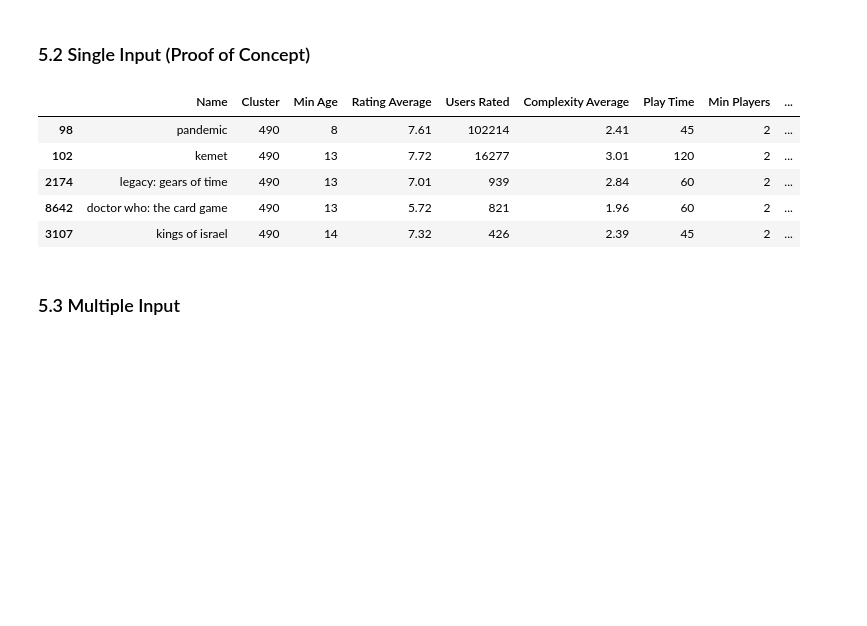
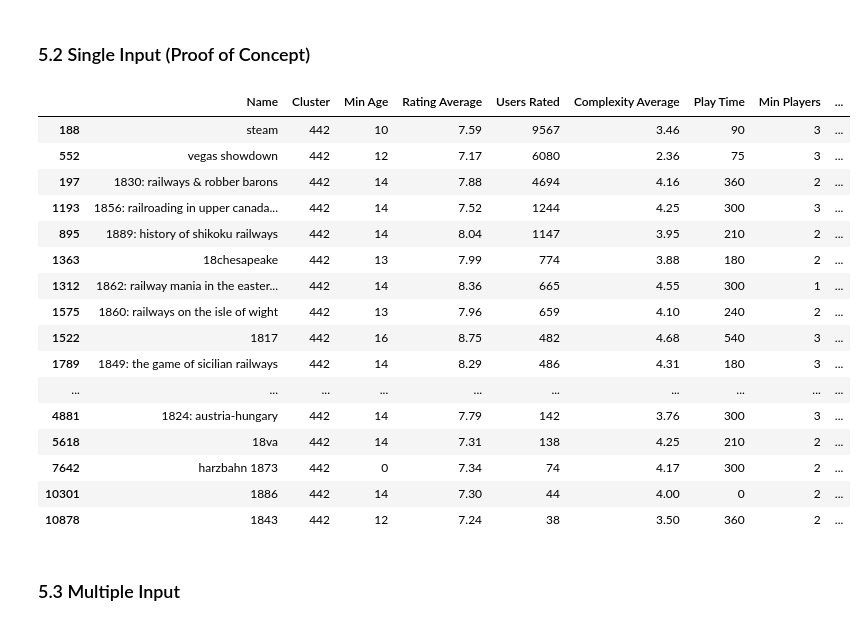
Before and after one commit to ChessGuy/data-projects, a Jupyter notebook: Board Game Recommender/Board Game Recommender.ipynb, the cells around one changed output. Cells and saved outputs as stored; diff of their text form; code cells hidden in the pictures; blank space fills up the shorter version.

```diff
--- a/Board Game Recommender/Board Game Recommender.ipynb
+++ b/Board Game Recommender/Board Game Recommender.ipynb
@@ -508,7 +508,7 @@ from sklearn.compose import ColumnTransformer
 from sklearn.compose import make_column_selector
 
 preprocessor = ColumnTransformer([
-    ('num', num_pipeline, num_attributes),
+#     ('num', num_pipeline, num_attributes),
     ('cat', cat_pipeline, cat_attributes)
 ], remainder='drop')
 # %%
@@ -666,15 +670,26 @@ search_df['Custom Rating'] = search_df['Users Rated'] * search_df['Rating Averag
 # %%
 search_df['Name'] = search_df['Name'].str.lower()
 # %%
-target_cluster = search_df[search_df['Name'] == "pandemic"]['Cluster'].item()
+target_cluster = search_df[search_df['Name'] == "steam"]['Cluster'].item()
 search_df[search_df['Cluster'] == target_cluster].sort_values(by='Custom Rating', ascending=False)
 # %% [output]
 |  | Name | Cluster | Min Age | Rating Average | Users Rated | Complexity Average | Play Time | Min Players | ... |
-| 98 | pandemic | 490 | 8 | 7.61 | 102214 | 2.41 | 45 | 2 | ... |
-| 102 | kemet | 490 | 13 | 7.72 | 16277 | 3.01 | 120 | 2 | ... |
-| 2174 | legacy: gears of time | 490 | 13 | 7.01 | 939 | 2.84 | 60 | 2 | ... |
-| 8642 | doctor who: the card game | 490 | 13 | 5.72 | 821 | 1.96 | 60 | 2 | ... |
-| 3107 | kings of israel | 490 | 14 | 7.32 | 426 | 2.39 | 45 | 2 | ... |
+| 188 | steam | 442 | 10 | 7.59 | 9567 | 3.46 | 90 | 3 | ... |
+| 552 | vegas showdown | 442 | 12 | 7.17 | 6080 | 2.36 | 75 | 3 | ... |
+| 197 | 1830: railways & robber barons | 442 | 14 | 7.88 | 4694 | 4.16 | 360 | 2 | ... |
+| 1193 | 1856: railroading in upper canada... | 442 | 14 | 7.52 | 1244 | 4.25 | 300 | 3 | ... |
+| 895 | 1889: history of shikoku railways | 442 | 14 | 8.04 | 1147 | 3.95 | 210 | 2 | ... |
+| 1363 | 18chesapeake | 442 | 13 | 7.99 | 774 | 3.88 | 180 | 2 | ... |
+| 1312 | 1862: railway mania in the easter... | 442 | 14 | 8.36 | 665 | 4.55 | 300 | 1 | ... |
+| 1575 | 1860: railways on the isle of wight | 442 | 13 | 7.96 | 659 | 4.10 | 240 | 2 | ... |
+| 1522 | 1817 | 442 | 16 | 8.75 | 482 | 4.68 | 540 | 3 | ... |
+| 1789 | 1849: the game of sicilian railways | 442 | 14 | 8.29 | 486 | 4.31 | 180 | 3 | ... |
+| ... | ... | ... | ... | ... | ... | ... | ... | ... | ... |
+| 4881 | 1824: austria-hungary | 442 | 14 | 7.79 | 142 | 3.76 | 300 | 3 | ... |
+| 5618 | 18va | 442 | 14 | 7.31 | 138 | 4.25 | 210 | 2 | ... |
+| 7642 | harzbahn 1873 | 442 | 0 | 7.34 | 74 | 4.17 | 300 | 2 | ... |
+| 10301 | 1886 | 442 | 14 | 7.30 | 44 | 4.00 | 0 | 2 | ... |
+| 10878 | 1843 | 442 | 12 | 7.24 | 38 | 3.50 | 360 | 2 | ... |
 # %% [markdown]
 ### 5.3 Multiple Input <a class="anchor" id="mult"></a>
 # %% [markdown]
```
Also changed, not shown: parts of 24 cells of this notebook.
